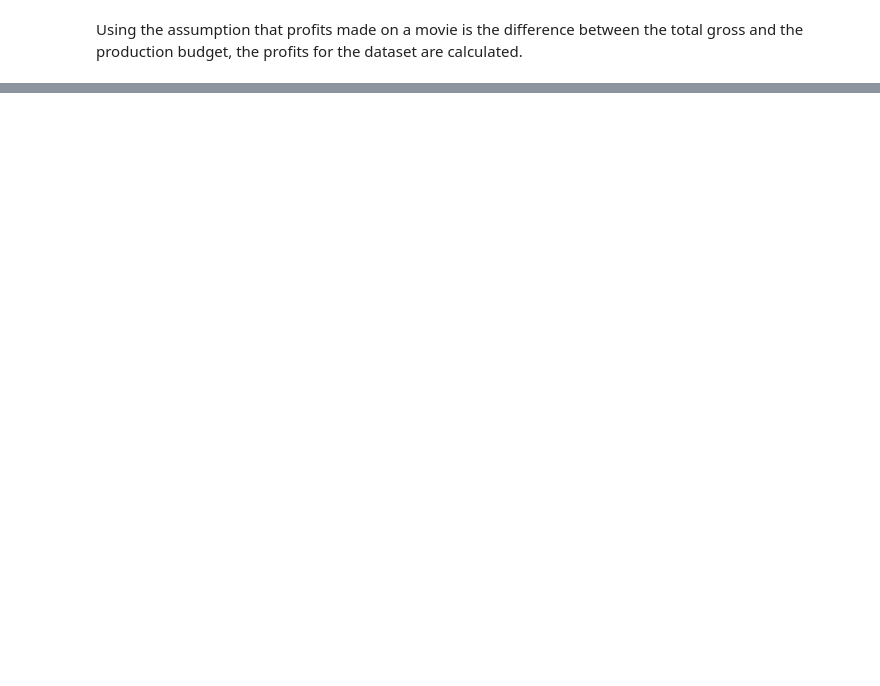
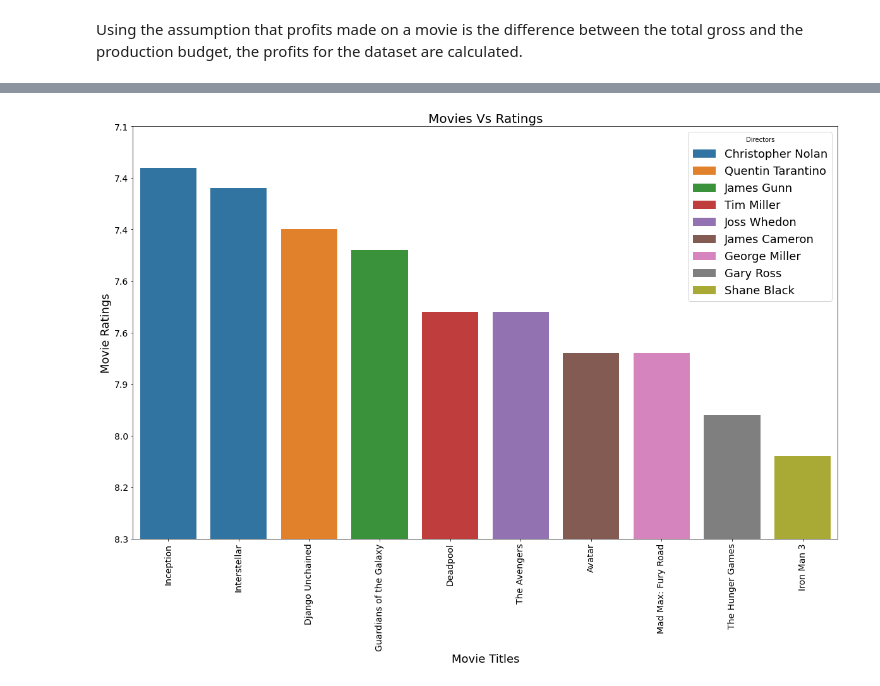
Before and after one commit to Mercy-Njambi/Microsoft-Movie-Market-Analysis, a Jupyter notebook: MicrosoftMovieStudioAnalysis.ipynb, the cells around one changed output, grey strips where cells are left out. Cells and saved outputs as stored; diff of their text form; code cells hidden in the pictures; blank space fills up the shorter version.

```diff
--- a/MicrosoftMovieStudioAnalysis.ipynb
+++ b/MicrosoftMovieStudioAnalysis.ipynb
@@ -812,10 +786,0 @@ From observation, it can be noted that there are 2 Avengers movies, with the sam
-# %%
-# replacing movie details
-
-movie_ratings.iloc[6,1] = 'The Avengers(1998)'
-movie_ratings.iloc[6,9] = 'Jeremiah S. Chechik'
-# %%
-# replacing movie details
-
-movie_ratings.iloc[7,8] = 'Action, Sci-Fi'
-movie_ratings.iloc[7,9] = 'James Cameron'
@@ -1054,0 +836,22 @@ ax.scatter(x,y)
+# %%
+# plotting the data above
+
+fig, ax1= plt.subplots(figsize=(20,12))
+
+x = list(movie_ratings['movie'].values)
+y = movie_ratings['vote_average']
+
+ax1 = sns.barplot(data = movie_ratings, x = 'movie', y = 'vote_average', hue = 'directors_name', ax = ax1, dodge=False)
+
+ax1.set_title('Movies Vs Ratings', fontsize=20)
+ax1.set_xlabel("Movie Titles",fontsize=18)
+ax1.set_ylabel("Movie Ratings", fontsize=18)
+ax1.legend(title='Directors', fontsize=18, loc=1)
+ax1.set_xticklabels(labels = x, rotation = 60,fontsize=14)
+ax1.set_yticklabels(labels = y,fontsize=14)
+
+ax1.set_xticklabels(labels = x, rotation = 90)
+ax1.set_ylim(6.5, 8.5)
+fig.savefig('Movies Vs Ratings - Directors.png')
+# %% [output]
+[figure, added]
```
Also changed, not shown: parts of 104 cells of this notebook, 12 other files.
